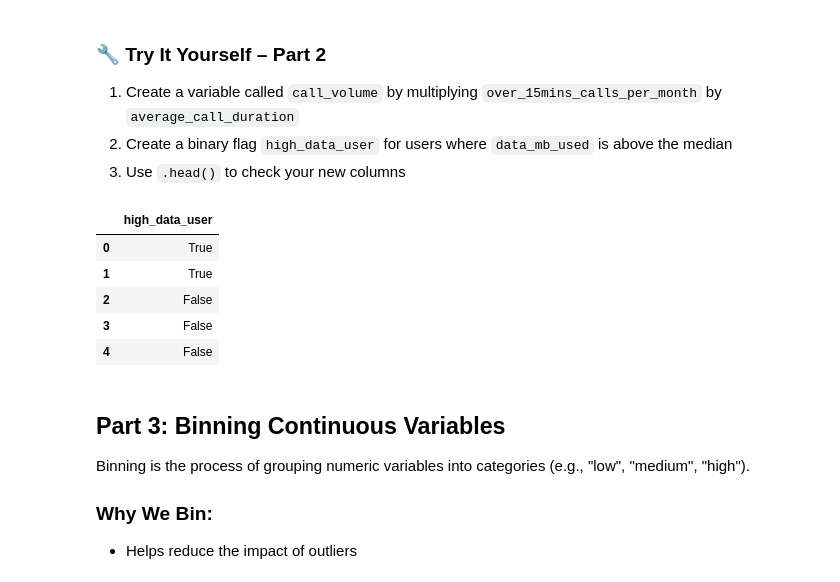
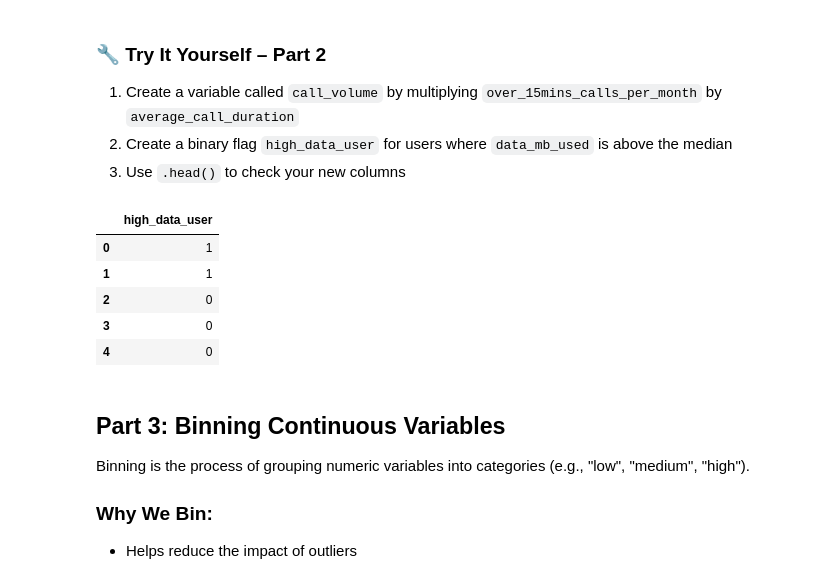
Before and after one commit to expely/Business-Analytics-Labs, a Jupyter notebook: Labs/lab_07_data_transformation.ipynb, the cells around one changed output. Cells and saved outputs as stored; diff of their text form; code cells hidden in the pictures.

```diff
--- a/Labs/lab_07_data_transformation.ipynb
+++ b/Labs/lab_07_data_transformation.ipynb
@@ -220,19 +220,19 @@ df[['total_data_mb', 'overage_ratio', 'high_texter']].head()
 # %%
 # Call Volume
 call_volume = df['over_15mins_calls_per_month'] * df['average_call_duration']
 
 # High Data User Flag
-df['high_data_user'] = df['data_mb_used'] > df['data_mb_used'].median()
+df['high_data_user'] = (df['data_mb_used'] > df['data_mb_used'].median()).astype(int)
 
 # Preview new column
 df[['high_data_user']].head()
 # %% [output]
 |  | high_data_user |
-| 0 | True |
-| 1 | True |
-| 2 | False |
-| 3 | False |
-| 4 | False |
+| 0 | 1 |
+| 1 | 1 |
+| 2 | 0 |
+| 3 | 0 |
+| 4 | 0 |
 # %% [markdown]
 ## Part 3: Binning Continuous Variables
 
```
Also changed, not shown: parts of 3 cells of this notebook.
